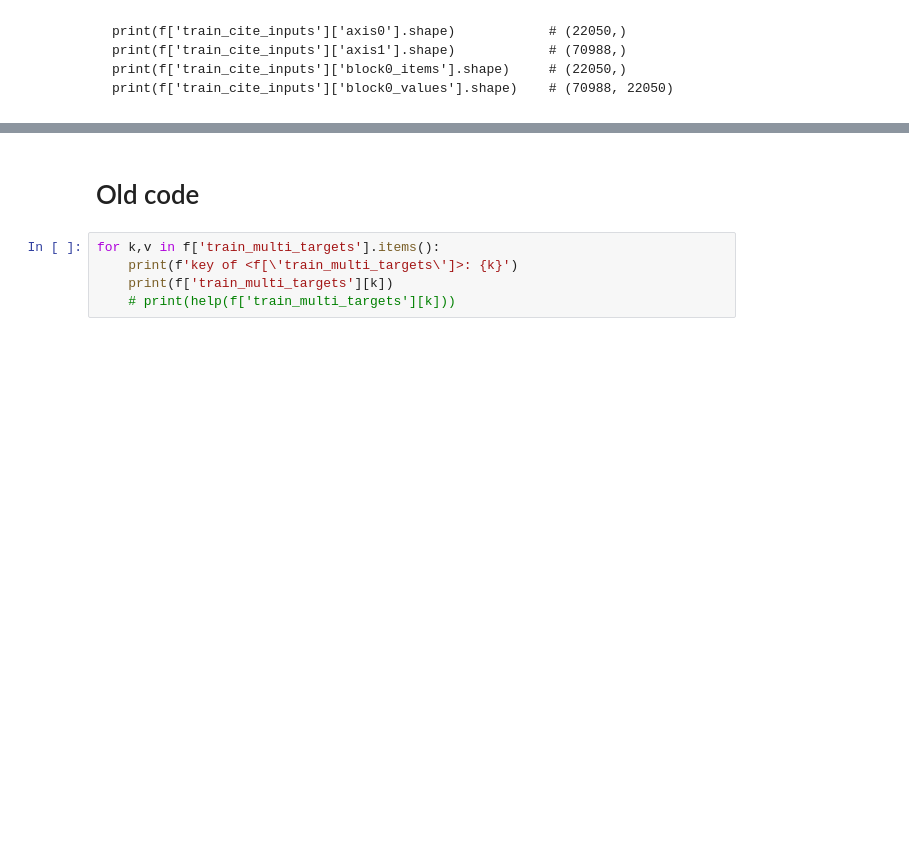
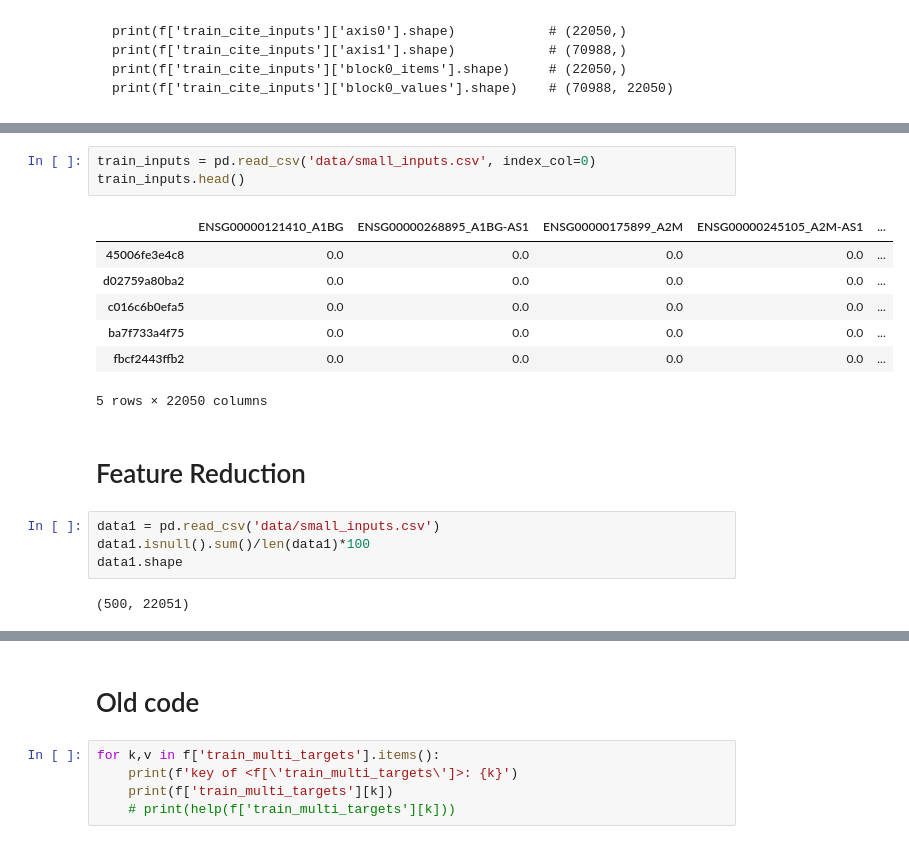
Before and after one commit to botakveggie/Multimodal-Single-Cell-Integration, a Jupyter notebook: metadata_explore.ipynb, the cells around one changed output, grey strips where cells are left out. Saved outputs shown, nothing was run; the diff lists cells and outputs as text; blank space fills up the shorter version.

Commit message:
feature reduction

```diff
--- a/metadata_explore.ipynb
+++ b/metadata_explore.ipynb
@@ -110,0 +150,19 @@ array([1.1678035 , 0.62253   , 0.10695851, 0.32498938, 3.331674  ],
+# %%
+train_inputs = pd.read_csv('data/small_inputs.csv', index_col=0)
+train_inputs.head()
+# %% [output]
+|  | ENSG00000121410_A1BG | ENSG00000268895_A1BG-AS1 | ENSG00000175899_A2M | ENSG00000245105_A2M-AS1 | ... |
+| 45006fe3e4c8 | 0.0 | 0.0 | 0.0 | 0.0 | ... |
+| d02759a80ba2 | 0.0 | 0.0 | 0.0 | 0.0 | ... |
+| c016c6b0efa5 | 0.0 | 0.0 | 0.0 | 0.0 | ... |
+| ba7f733a4f75 | 0.0 | 0.0 | 0.0 | 0.0 | ... |
+| fbcf2443ffb2 | 0.0 | 0.0 | 0.0 | 0.0 | ... |
+5 rows × 22050 columns
+# %% [markdown]
+# Feature Reduction
+# %%
+data1 = pd.read_csv('data/small_inputs.csv')
+data1.isnull().sum()/len(data1)*100
+data1.shape
+# %% [output]
+(500, 22051)
```
Also changed, not shown: parts of 18 cells of this notebook.
